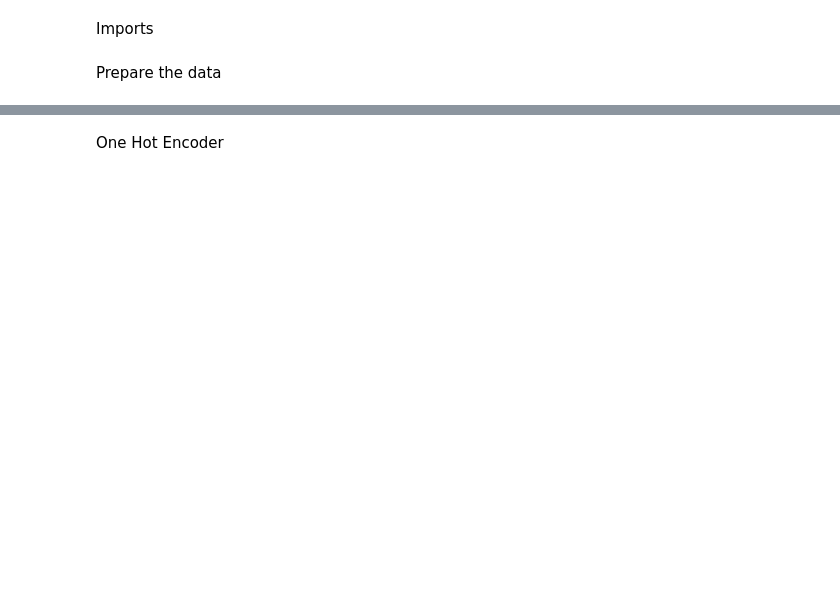
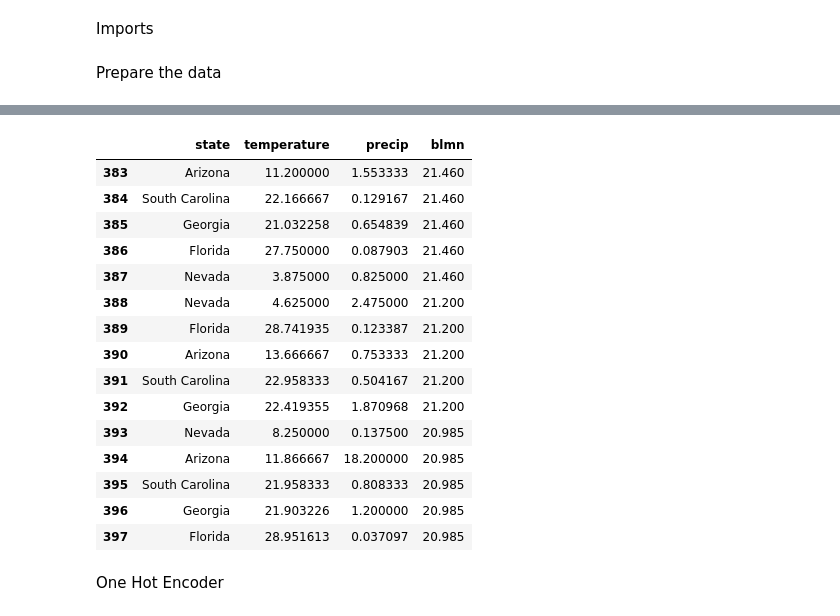
Before and after one commit to lindseyhardouin/Weather_Affects_using_Machine_Learning, a Jupyter notebook: Neural_networks.ipynb, the cells around one changed output, grey strips where cells are left out. Saved outputs shown, nothing was run; the diff lists cells and outputs as text; code cells hidden in the pictures; blank space fills up the shorter version.

```diff
--- a/Neural_networks.ipynb
+++ b/Neural_networks.ipynb
@@ -24,15 +41,47 @@ df.head()
 # %%
 # Drop the irrelevant columns from the df
 
 df = df.drop(columns=([
-    "##",
-    "##",
+    #"precip",
+    "humidity",
+    "visibility",
+    "pressure",
+    "cloudcover",
+    "heatindex",
+    "dewpoint",
+    "windchill",
+    "windgust",
+    "feelslike",
+    "mintemp",
+    "maxtemp",
+    "avgtemp",
+    "totalsnow",
+    "sunhour"
    ]))
+
+
 
 
 # review
 
-df.tail()
+df.tail(15)
+# %% [output]
+|  | state | temperature | precip | blmn |
+| 383 | Arizona | 11.200000 | 1.553333 | 21.460 |
+| 384 | South Carolina | 22.166667 | 0.129167 | 21.460 |
+| 385 | Georgia | 21.032258 | 0.654839 | 21.460 |
+| 386 | Florida | 27.750000 | 0.087903 | 21.460 |
+| 387 | Nevada | 3.875000 | 0.825000 | 21.460 |
+| 388 | Nevada | 4.625000 | 2.475000 | 21.200 |
+| 389 | Florida | 28.741935 | 0.123387 | 21.200 |
+| 390 | Arizona | 13.666667 | 0.753333 | 21.200 |
+| 391 | South Carolina | 22.958333 | 0.504167 | 21.200 |
+| 392 | Georgia | 22.419355 | 1.870968 | 21.200 |
+| 393 | Nevada | 8.250000 | 0.137500 | 20.985 |
+| 394 | Arizona | 11.866667 | 18.200000 | 20.985 |
+| 395 | South Carolina | 21.958333 | 0.808333 | 20.985 |
+| 396 | Georgia | 21.903226 | 1.200000 | 20.985 |
+| 397 | Florida | 28.951613 | 0.037097 | 20.985 |
 # %% [markdown]
 One Hot Encoder
 # %%
```
Also changed, not shown: parts of 13 cells of this notebook, 2 other files.
